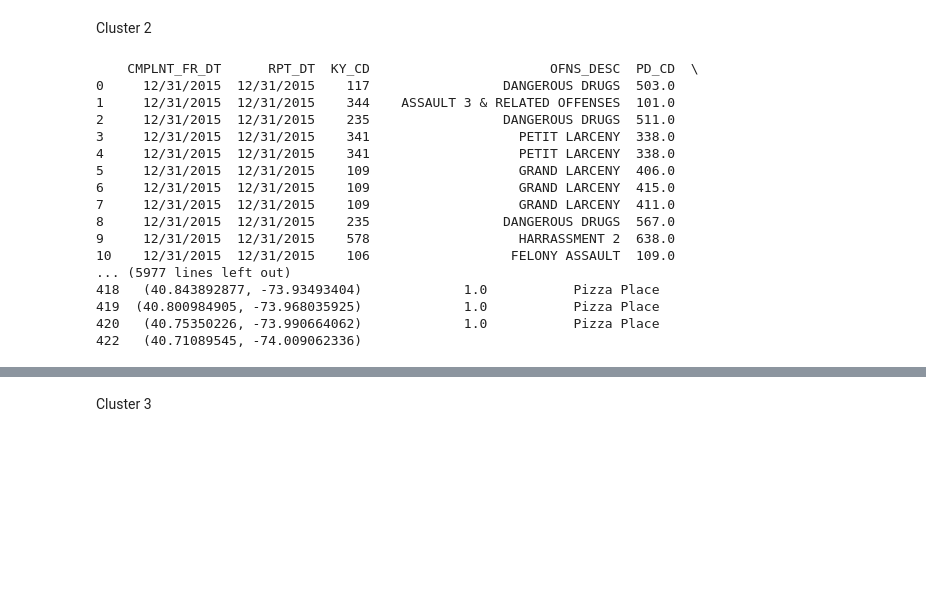
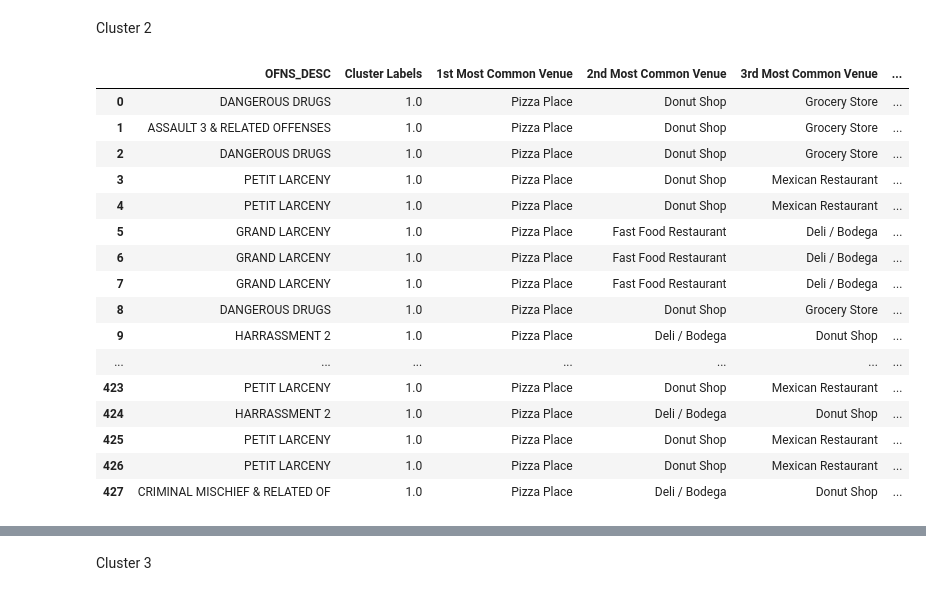
Before and after one commit to DocBrown85/AppliedDataScienceCapstone, a Jupyter notebook: Manhattan_Crimes_Clustering.ipynb, the cells around one changed output, grey strips where cells are left out. Cells and saved outputs as stored; diff of their text form; code cells hidden in the pictures; blank space fills up the shorter version.

```diff
--- a/Manhattan_Crimes_Clustering.ipynb
+++ b/Manhattan_Crimes_Clustering.ipynb
@@ -405,22 +412,23 @@ manhattan_merged.loc[manhattan_merged['Cluster Labels'] == 0, manhattan_merged.c
 # %% [markdown]
 Cluster 2
 # %%
-manhattan_merged.loc[manhattan_merged['Cluster Labels'] == 1, manhattan_merged.columns[[1] + list(range(5, manhattan_merged.shape[1]))]]
+cluster2 = manhattan_merged.loc[manhattan_merged['Cluster Labels'] == 1, manhattan_merged.columns[[7] + list(range(24, manhattan_merged.shape[1]))]]
+cluster2
 # %% [output]
-    CMPLNT_FR_DT      RPT_DT  KY_CD                       OFNS_DESC  PD_CD  \
-0     12/31/2015  12/31/2015    117                 DANGEROUS DRUGS  503.0
-1     12/31/2015  12/31/2015    344    ASSAULT 3 & RELATED OFFENSES  101.0
-2     12/31/2015  12/31/2015    235                 DANGEROUS DRUGS  511.0
-3     12/31/2015  12/31/2015    341                   PETIT LARCENY  338.0
-4     12/31/2015  12/31/2015    341                   PETIT LARCENY  338.0
-5     12/31/2015  12/31/2015    109                   GRAND LARCENY  406.0
-6     12/31/2015  12/31/2015    109                   GRAND LARCENY  415.0
-7     12/31/2015  12/31/2015    109                   GRAND LARCENY  411.0
-8     12/31/2015  12/31/2015    235                 DANGEROUS DRUGS  567.0
-9     12/31/2015  12/31/2015    578                   HARRASSMENT 2  638.0
-10    12/31/2015  12/31/2015    106                  FELONY ASSAULT  109.0
-... (5977 lines left out)
-418   (40.843892877, -73.93493404)             1.0           Pizza Place
-419  (40.800984905, -73.968035925)             1.0           Pizza Place
-420   (40.75350226, -73.990664062)             1.0           Pizza Place
-422   (40.71089545, -74.009062336)
+|  | OFNS_DESC | Cluster Labels | 1st Most Common Venue | 2nd Most Common Venue | 3rd Most Common Venue | ... |
+| 0 | DANGEROUS DRUGS | 1.0 | Pizza Place | Donut Shop | Grocery Store | ... |
+| 1 | ASSAULT 3 & RELATED OFFENSES | 1.0 | Pizza Place | Donut Shop | Grocery Store | ... |
+| 2 | DANGEROUS DRUGS | 1.0 | Pizza Place | Donut Shop | Grocery Store | ... |
+| 3 | PETIT LARCENY | 1.0 | Pizza Place | Donut Shop | Mexican Restaurant | ... |
+| 4 | PETIT LARCENY | 1.0 | Pizza Place | Donut Shop | Mexican Restaurant | ... |
+| 5 | GRAND LARCENY | 1.0 | Pizza Place | Fast Food Restaurant | Deli / Bodega | ... |
+| 6 | GRAND LARCENY | 1.0 | Pizza Place | Fast Food Restaurant | Deli / Bodega | ... |
+| 7 | GRAND LARCENY | 1.0 | Pizza Place | Fast Food Restaurant | Deli / Bodega | ... |
+| 8 | DANGEROUS DRUGS | 1.0 | Pizza Place | Donut Shop | Grocery Store | ... |
+| 9 | HARRASSMENT 2 | 1.0 | Pizza Place | Deli / Bodega | Donut Shop | ... |
+| ... | ... | ... | ... | ... | ... | ... |
+| 423 | PETIT LARCENY | 1.0 | Pizza Place | Donut Shop | Mexican Restaurant | ... |
+| 424 | HARRASSMENT 2 | 1.0 | Pizza Place | Deli / Bodega | Donut Shop | ... |
+| 425 | PETIT LARCENY | 1.0 | Pizza Place | Donut Shop | Mexican Restaurant | ... |
+| 426 | PETIT LARCENY | 1.0 | Pizza Place | Donut Shop | Mexican Restaurant | ... |
+| 427 | CRIMINAL MISCHIEF & RELATED OF | 1.0 | Pizza Place | Deli / Bodega | Donut Shop | ... |
```
Also changed, not shown: parts of 12 cells of this notebook.
